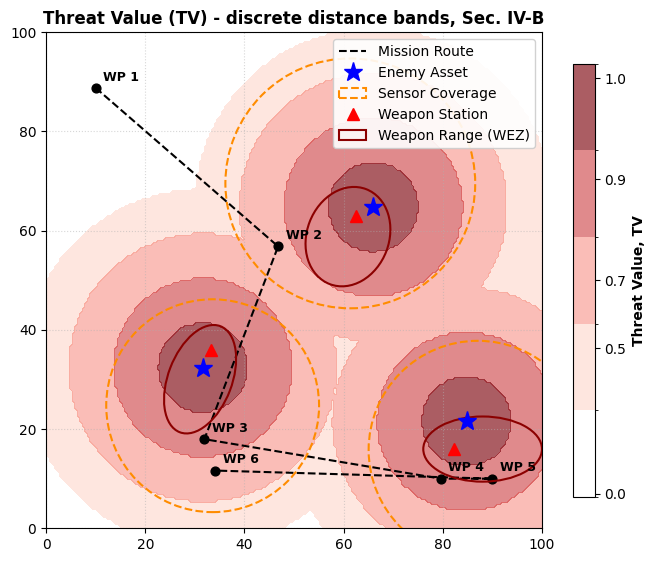
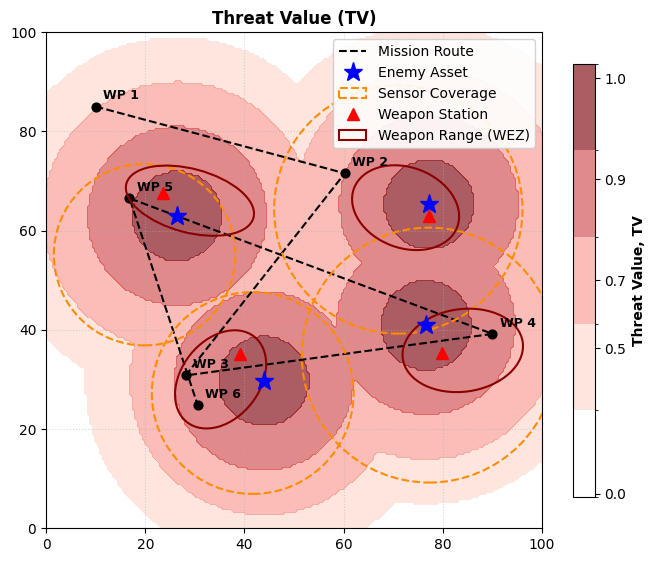
Unified diff of the notebook cell whose output changed from the first chart to the second:
--- before
+++ after
@@ -5,5 +5,4 @@
 
 def threat_value_band(distance, R=influence_radius):
-    """Discrete threat-value step function, Sec. IV-B."""
     conditions = [distance <= 0.2 * R,
                   distance <= 0.4 * R,
@@ -59,5 +58,5 @@
 
 # Graph Layout Configuration
-ax3.set_title("Threat Value (TV) - discrete distance bands, Sec. IV-B", fontsize=12, weight='bold')
+ax3.set_title("Threat Value (TV)", fontsize=12, weight='bold')
 ax3.set_xlim(0, 100); ax3.set_ylim(0, 100); ax3.grid(True, ls=':', alpha=0.5); ax3.set_aspect('equal')
 

Commit: Finalization as of 30 Jun